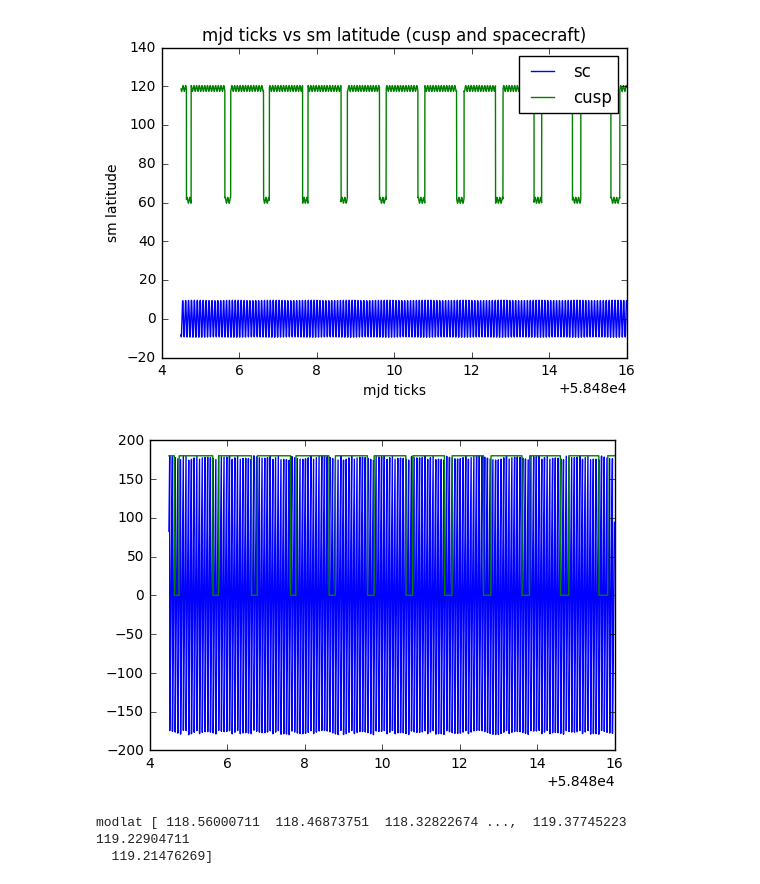
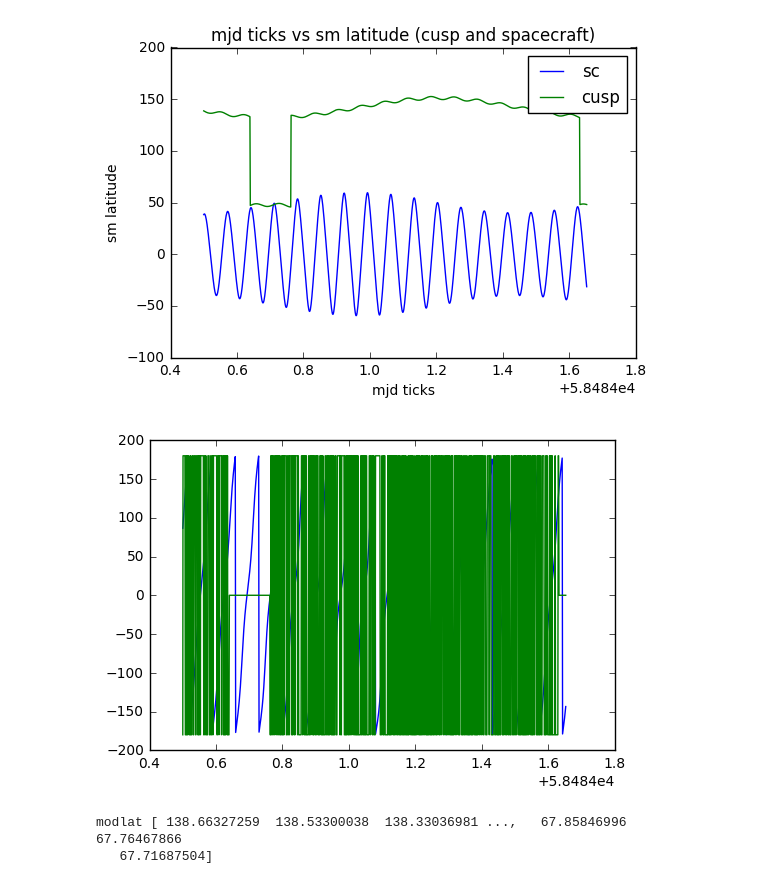
Before and after one commit to fsbr/se3-path-planner, a Jupyter notebook: modularPlanner/Working Cusp Test of Latitude.ipynb, the cells around one changed output. Cells and saved outputs as stored; diff of their text form; code cells hidden in the pictures.

Commit message:
the cusp model looks OKAY but the colormap doesn't seem like it

```diff
--- a/modularPlanner/Working Cusp Test of Latitude.ipynb
+++ b/modularPlanner/Working Cusp Test of Latitude.ipynb
@@ -12,9 +12,10 @@ import sys
 earth_radius_ax = 1.5*6371 #km
 #adding the year data here so I don't have to crush my github repo
 pathname = '../../data-se3-path-planner/yearData/cuspCrossings2019/'
+pathname = '../../batch2019/'
 sys.path.append(pathname)
 # %%
-df = pd.read_csv(pathname+'Jan0.csv')
+df = pd.read_csv(pathname+'Jan55_results.csv')
 # df = pd.read_csv(pathname+'65_year.csv')
 # df = pd.read_csv(pathname+'Jan65.csv')
 # df = pd.read_csv(pathname+'Jan80.csv')
@@ -101,33 +100,33 @@ plt.show()
 # %%
 # the working configuration is 'SM'
-spacecraft_sph = spacecraft.convert('SM','sph')
-cusp_location_sph = cusp_location.convert('SM','sph')
+spacecraft_sph = spacecraft.convert('GSM','sph')
+cusp_location_sph = cusp_location.convert('GSM','sph')
 # %%
 # making the plots
-points = 10000# len(spacecraft_sph.ticks.MJD)
+points = 1000#len(spacecraft_sph.ticks.MJD)
 lowBound = 0# 156000
 highBound = points# 166000
 plt.plot(spacecraft_sph.ticks.MJD[lowBound:highBound],spacecraft_sph.lati[lowBound:highBound],label='sc')
 # i was doing 90 - cusp location?
 plt.plot(cusp_location_sph.ticks.MJD[lowBound:highBound],90-cusp_location_sph.lati[lowBound:highBound],label='cusp')
 plt.legend()
 plt.xlabel('mjd ticks')
 plt.ylabel('sm latitude')
 plt.title('mjd ticks vs sm latitude (cusp and spacecraft)')
 plt.show()
 
 
 plt.plot(spacecraft_sph.ticks.MJD[lowBound:highBound], spacecraft_sph.long[lowBound:highBound],label='sc')
 plt.plot(cusp_location_sph.ticks.MJD[lowBound:highBound],cusp_location_sph.long[lowBound:highBound],label='cusp')
 plt.show()
 
-modlat = 90-cusp_location_sph.lati
+modlat = 90 - cusp_location_sph.lati
 print("modlat",modlat)
 # %% [output]
-[figure, old version]
+[figure, new version]
-[figure, old version]
+[figure, new version]
-modlat [ 118.56000711  118.46873751  118.32822674 ...,  119.37745223  119.22904711
-  119.21476269]
+modlat [ 138.66327259  138.53300038  138.33036981 ...,   67.85846996   67.76467866
+   67.71687504]
 # %%
 # count it up
 count = []
```
Also changed, not shown: parts of 5 cells of this notebook, 6 other files.
